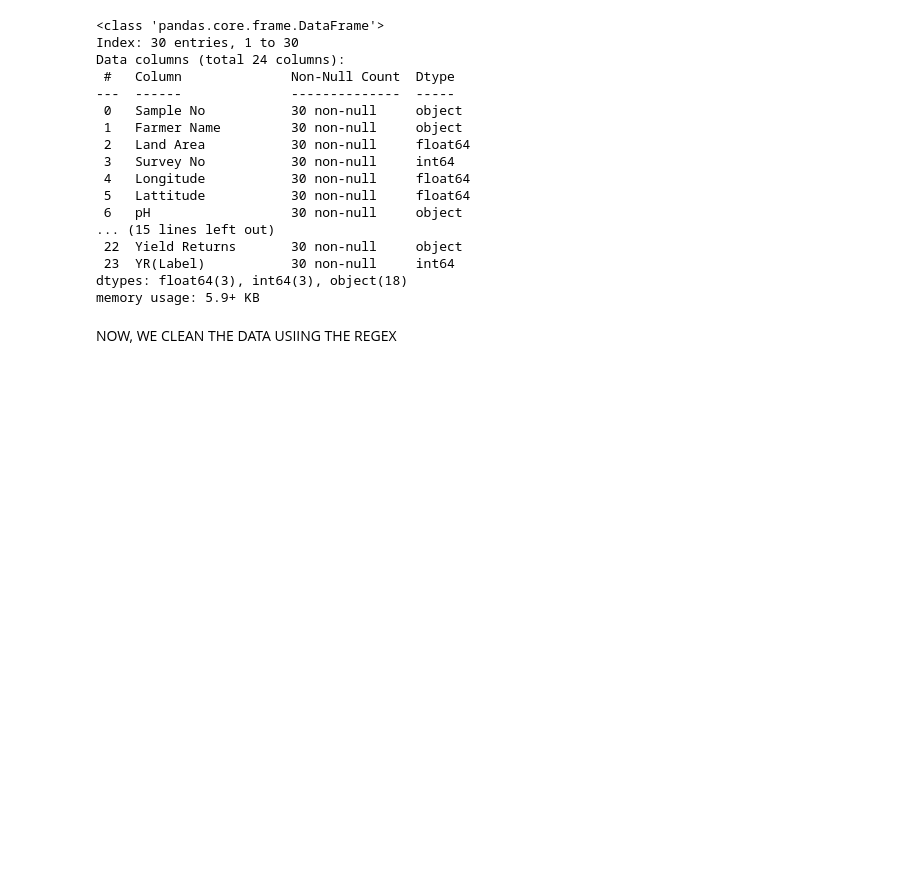
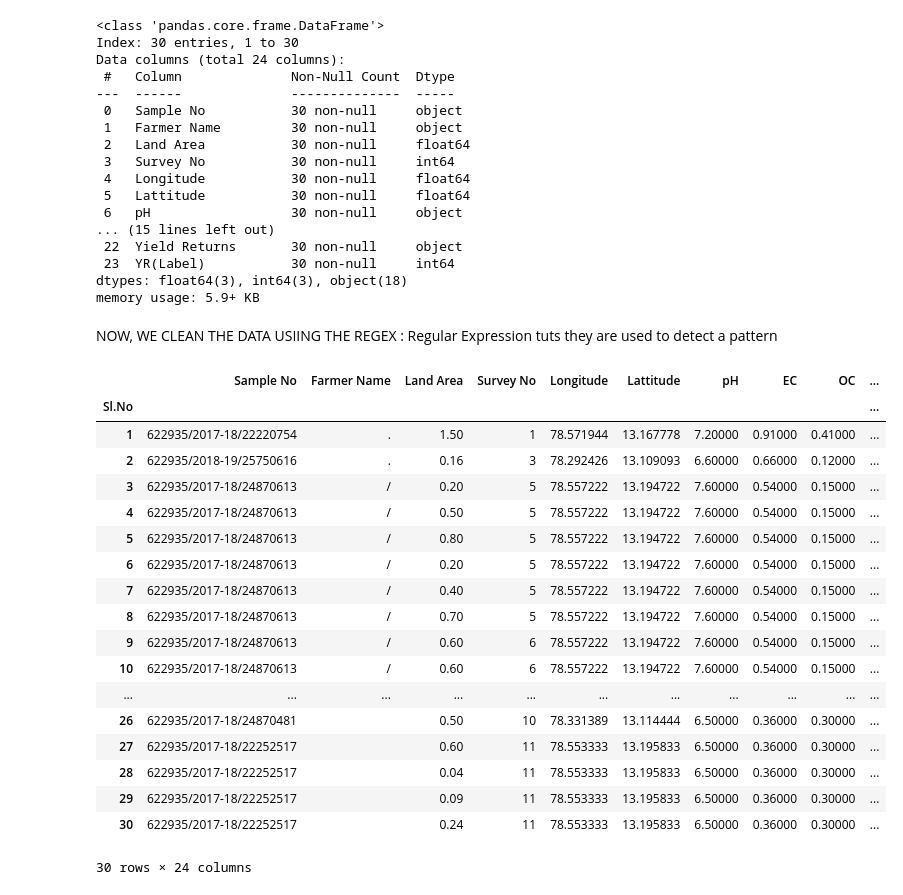
Before and after one commit to hsnaidu/basics, a Jupyter notebook: data_science/pandas-cheatsheet.ipynb, the cells around one changed output. Drawn from its saved outputs; the diff is of its cells as text; code cells hidden in the pictures; blank space fills up the shorter version.

```diff
--- a/data_science/pandas-cheatsheet.ipynb
+++ b/data_science/pandas-cheatsheet.ipynb
@@ -726,4 +726,28 @@ Data columns (total 24 columns):
 dtypes: float64(3), int64(3), object(18)
 memory usage: 5.9+ KB
 # %% [markdown]
-NOW, WE CLEAN THE DATA USIING THE REGEX
+NOW, WE CLEAN THE DATA USIING THE REGEX : Regular Expression tuts they are used to detect a pattern
+# %%
+new_df = df.replace('[A-Za-z]',' ',regex = True)
+new_df
+# but the issue here is it removed the names and other character col also so here we will use the concept of dictonary
+# %% [output]
+|  | Sample No | Farmer Name | Land Area | Survey No | Longitude | Lattitude | pH | EC | OC | ... |
+| Sl.No |  |  |  |  |  |  |  |  |  | ... |
+| 1 | 622935/2017-18/22220754 | . | 1.50 | 1 | 78.571944 | 13.167778 | 7.20000 | 0.91000 | 0.41000 | ... |
+| 2 | 622935/2018-19/25750616 | . | 0.16 | 3 | 78.292426 | 13.109093 | 6.60000 | 0.66000 | 0.12000 | ... |
+| 3 | 622935/2017-18/24870613 | / | 0.20 | 5 | 78.557222 | 13.194722 | 7.60000 | 0.54000 | 0.15000 | ... |
+| 4 | 622935/2017-18/24870613 | / | 0.50 | 5 | 78.557222 | 13.194722 | 7.60000 | 0.54000 | 0.15000 | ... |
+| 5 | 622935/2017-18/24870613 | / | 0.80 | 5 | 78.557222 | 13.194722 | 7.60000 | 0.54000 | 0.15000 | ... |
+| 6 | 622935/2017-18/24870613 | / | 0.20 | 5 | 78.557222 | 13.194722 | 7.60000 | 0.54000 | 0.15000 | ... |
+| 7 | 622935/2017-18/24870613 | / | 0.40 | 5 | 78.557222 | 13.194722 | 7.60000 | 0.54000 | 0.15000 | ... |
+| 8 | 622935/2017-18/24870613 | / | 0.70 | 5 | 78.557222 | 13.194722 | 7.60000 | 0.54000 | 0.15000 | ... |
+| 9 | 622935/2017-18/24870613 | / | 0.60 | 6 | 78.557222 | 13.194722 | 7.60000 | 0.54000 | 0.15000 | ... |
+| 10 | 622935/2017-18/24870613 | / | 0.60 | 6 | 78.557222 | 13.194722 | 7.60000 | 0.54000 | 0.15000 | ... |
+| ... | ... | ... | ... | ... | ... | ... | ... | ... | ... | ... |
+| 26 | 622935/2017-18/24870481 |  | 0.50 | 10 | 78.331389 | 13.114444 | 6.50000 | 0.36000 | 0.30000 | ... |
+| 27 | 622935/2017-18/22252517 |  | 0.60 | 11 | 78.553333 | 13.195833 | 6.50000 | 0.36000 | 0.30000 | ... |
+| 28 | 622935/2017-18/22252517 |  | 0.04 | 11 | 78.553333 | 13.195833 | 6.50000 | 0.36000 | 0.30000 | ... |
+| 29 | 622935/2017-18/22252517 |  | 0.09 | 11 | 78.553333 | 13.195833 | 6.50000 | 0.36000 | 0.30000 | ... |
+| 30 | 622935/2017-18/22252517 |  | 0.24 | 11 | 78.553333 | 13.195833 | 6.50000 | 0.36000 | 0.30000 | ... |
+30 rows × 24 columns
```
Also changed, not shown: parts of 16 cells of this notebook, 1 other file.
